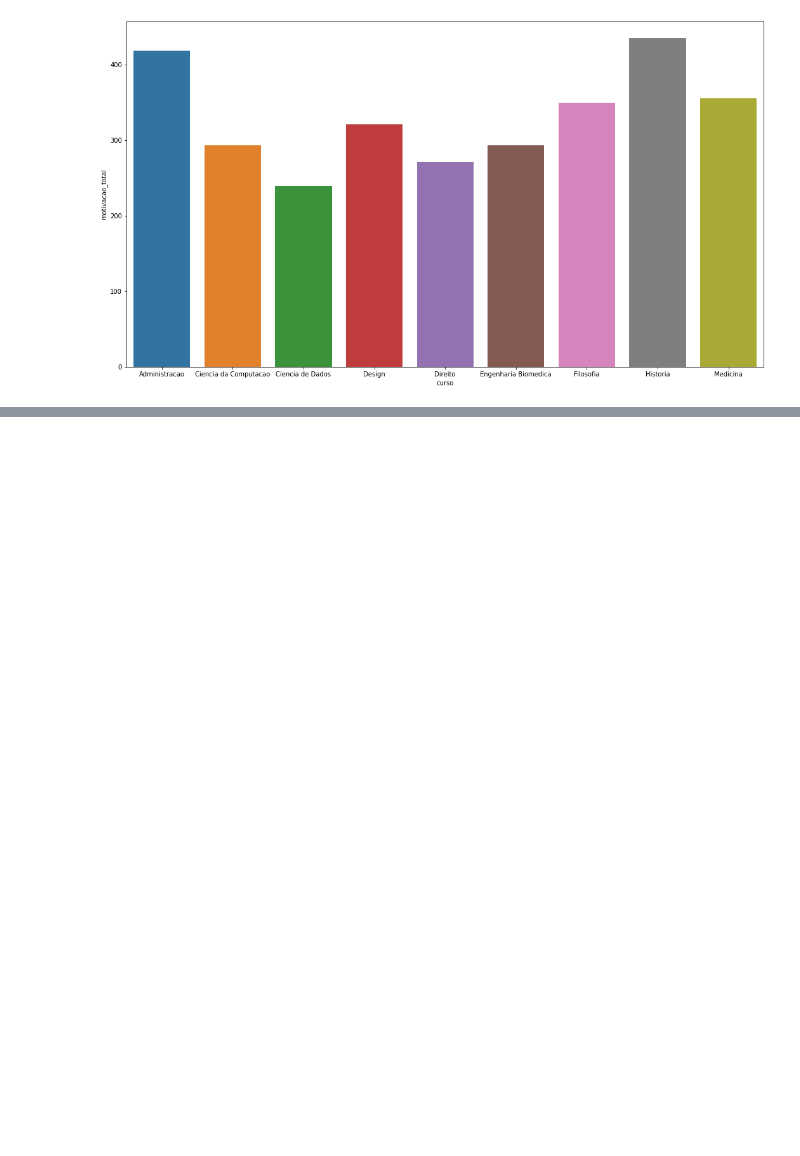
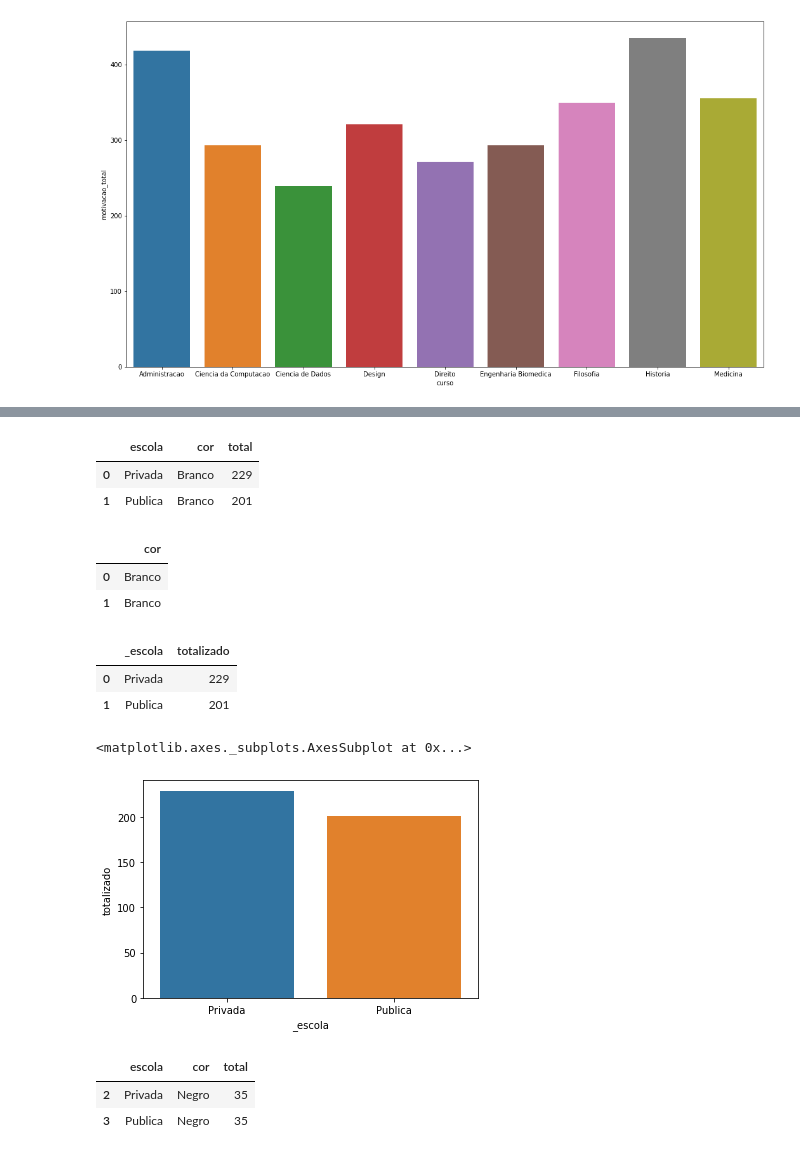
Before and after one commit to gabrielcn/Data-Science, a Jupyter notebook: projeto_piloto.ipynb, the cells around one changed output, grey strips where cells are left out. Drawn from its saved outputs; the diff is of its cells as text; code cells hidden in the pictures; blank space fills up the shorter version.

```diff
--- a/projeto_piloto.ipynb
+++ b/projeto_piloto.ipynb
@@ -422,0 +550,5 @@ sns.barplot(x="curso", y="motivacao_total", data = motivacao_geral_por_curso)
+# %%
+tabela[["escola", "cor"]].value_counts().to_frame().reset_index()
+qtd_brancos_e_negros_por_escola = tabela[["escola", "cor"]].value_counts().to_frame().reset_index()
+qtd_brancos_e_negros_por_escola.columns = [["escola", "cor", "total"]]
+qtd_brancos_e_negros_por_escola
@@ -422,0 +561,33 @@ sns.barplot(x="curso", y="motivacao_total", data = motivacao_geral_por_curso)
+# %%
+qtd_brancos_por_escola = qtd_brancos_e_negros_por_escola.drop(qtd_brancos_e_negros_por_escola.index[[2,3]])
+qtd_brancos_por_escola
+# %% [output]
+|  | escola | cor | total |
+| 0 | Privada | Branco | 229 |
+| 1 | Publica | Branco | 201 |
+# %%
+qtd_brancos_por_escola.pop("cor") #Exclui uma coluna usando o método "pop"
+# %% [output]
+|  | cor |
+| 0 | Branco |
+| 1 | Branco |
+# %%
+qtd_brancos_por_escola
+qtd_brancos_por_escola.columns = ["_escola", "totalizado"]
+qtd_brancos_por_escola
+# %% [output]
+|  | _escola | totalizado |
+| 0 | Privada | 229 |
+| 1 | Publica | 201 |
+# %%
+sns.barplot(x="_escola", y="totalizado", data = qtd_brancos_por_escola) #total de brancos por escola
+# %% [output]
+<matplotlib.axes._subplots.AxesSubplot at 0x...>
+[figure, added]
+# %%
+qtd_negros_por_escola = qtd_brancos_e_negros_por_escola.drop(qtd_brancos_e_negros_por_escola.index[[0,1]])
+qtd_negros_por_escola
+# %% [output]
+|  | escola | cor | total |
+| 2 | Privada | Negro | 35 |
+| 3 | Publica | Negro | 35 |
```
Also changed, not shown: parts of 40 cells of this notebook.
